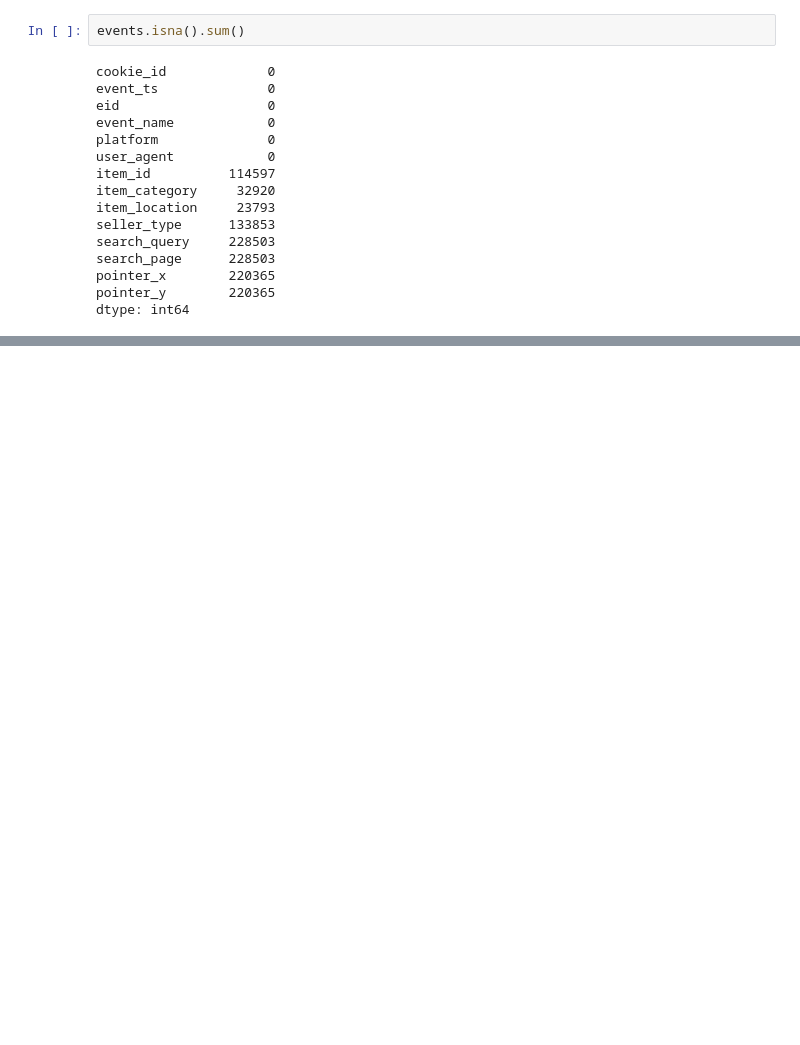
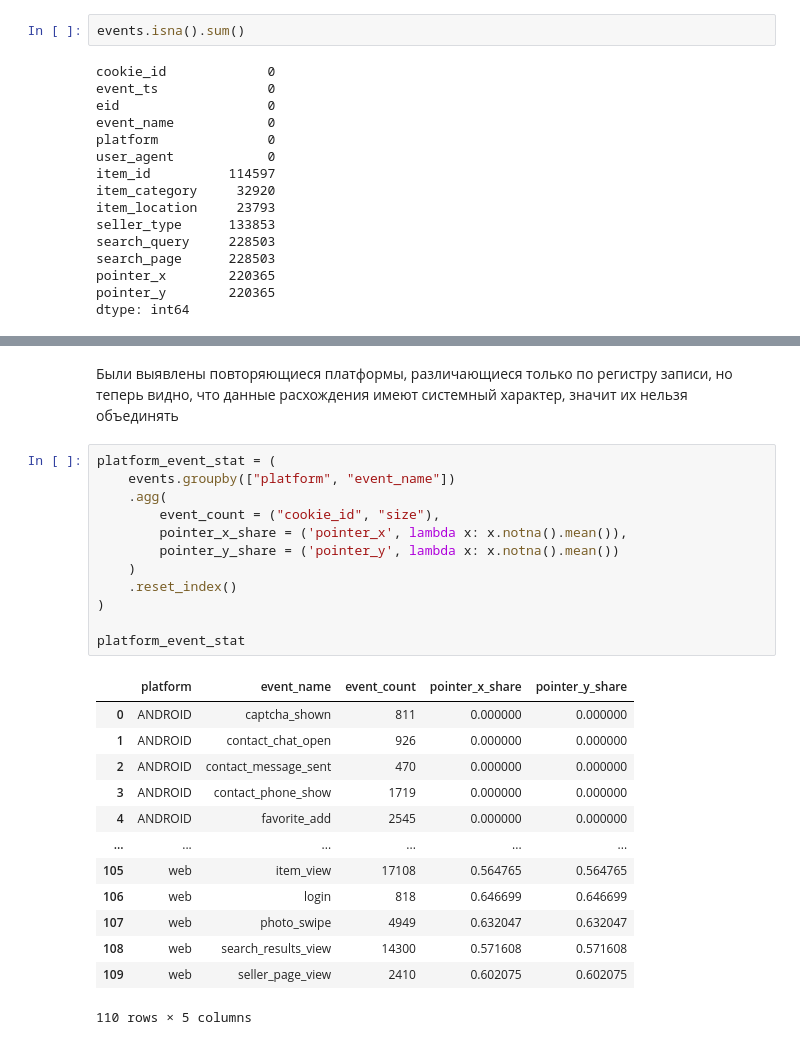
Before and after one commit to Nochami4/avito-bot-detection, a Jupyter notebook: solution.ipynb, the cells around one changed output, grey strips where cells are left out. Saved outputs shown, nothing was run; the diff lists cells and outputs as text; blank space fills up the shorter version.

```diff
--- a/solution.ipynb
+++ b/solution.ipynb
@@ -95,0 +183,28 @@ dtype: int64
+# %% [markdown]
+Были выявлены повторяющиеся платформы, различающиеся только по регистру записи, но теперь видно, что данные расхождения имеют системный характер, значит их нельзя объединять
+# %%
+platform_event_stat = (
+    events.groupby(["platform", "event_name"])
+    .agg(
+        event_count = ("cookie_id", "size"),
+        pointer_x_share = ('pointer_x', lambda x: x.notna().mean()),
+        pointer_y_share = ('pointer_y', lambda x: x.notna().mean())
+    )
+    .reset_index()
+)
+
+platform_event_stat
+# %% [output]
+|  | platform | event_name | event_count | pointer_x_share | pointer_y_share |
+| 0 | ANDROID | captcha_shown | 811 | 0.000000 | 0.000000 |
+| 1 | ANDROID | contact_chat_open | 926 | 0.000000 | 0.000000 |
+| 2 | ANDROID | contact_message_sent | 470 | 0.000000 | 0.000000 |
+| 3 | ANDROID | contact_phone_show | 1719 | 0.000000 | 0.000000 |
+| 4 | ANDROID | favorite_add | 2545 | 0.000000 | 0.000000 |
+| ... | ... | ... | ... | ... | ... |
+| 105 | web | item_view | 17108 | 0.564765 | 0.564765 |
+| 106 | web | login | 818 | 0.646699 | 0.646699 |
+| 107 | web | photo_swipe | 4949 | 0.632047 | 0.632047 |
+| 108 | web | search_results_view | 14300 | 0.571608 | 0.571608 |
+| 109 | web | seller_page_view | 2410 | 0.602075 | 0.602075 |
+110 rows × 5 columns
```
Also changed, not shown: parts of 6 cells of this notebook.
